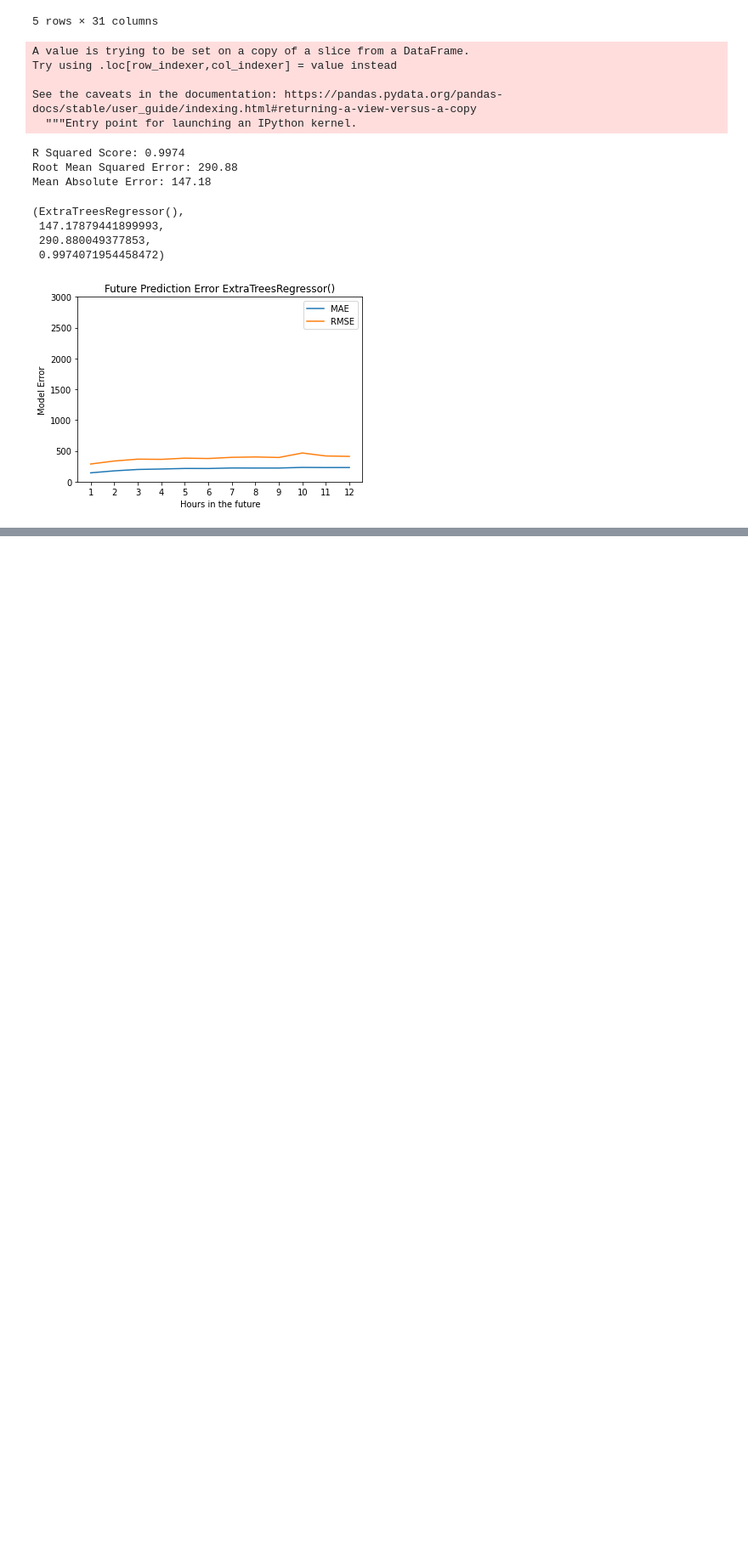
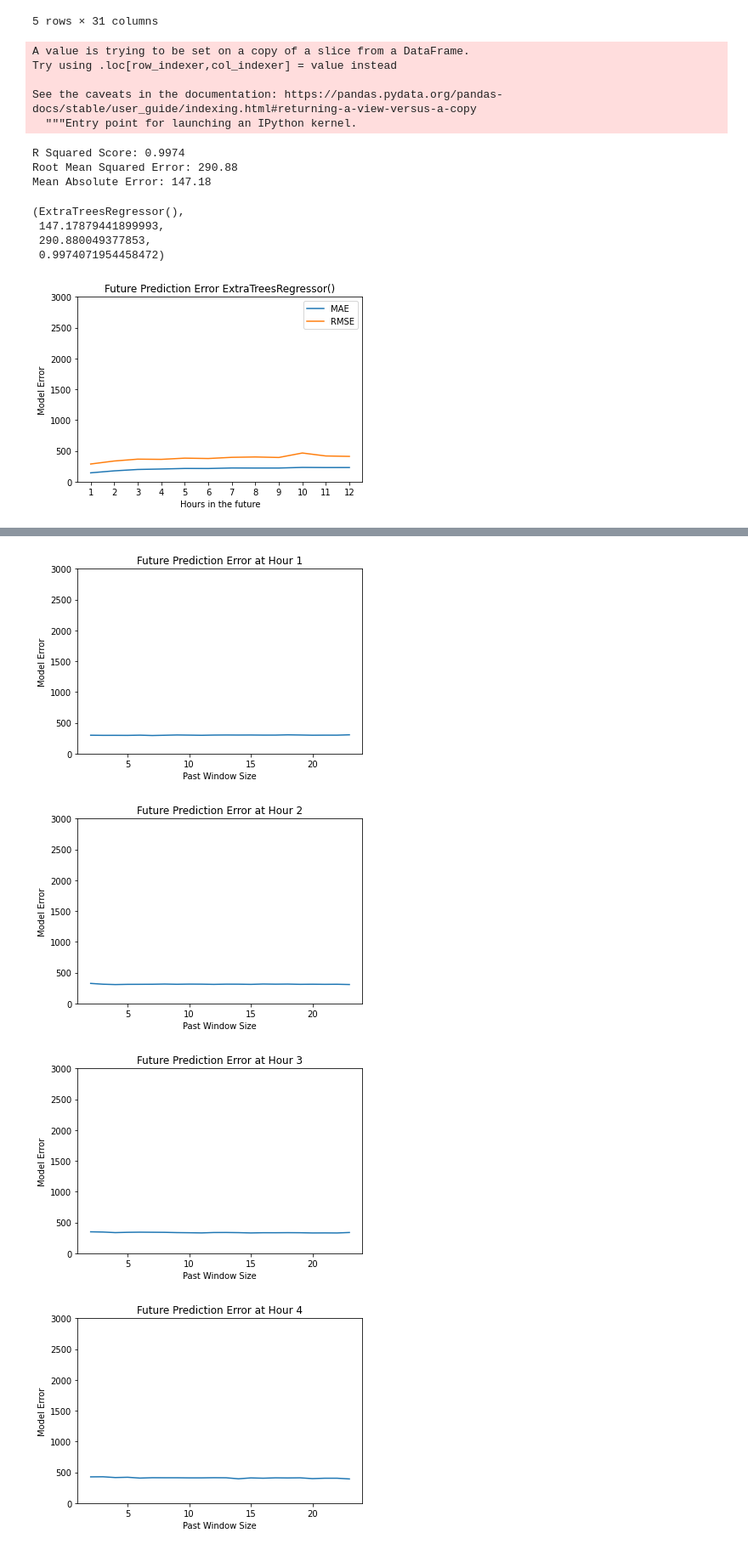
Before and after one commit to wadekb22/CHW_Forecasting, a Jupyter notebook: models/hourly/hourly_prediction.ipynb, the cells around one changed output, grey strips where cells are left out. Shown at 85% size. Cells and saved outputs as stored; diff of their text form; code cells hidden in the pictures; blank space fills up the shorter version.

```diff
--- a/models/hourly/hourly_prediction.ipynb
+++ b/models/hourly/hourly_prediction.ipynb
@@ -257,0 +271,34 @@ for i in range(len(all_rmse)):
+# %%
+## Test for TS feats window size hyperparameter
+past_features = ['Total Power (trimmed)', 'HourlyDryBulbTemperature', 'HourlyWetBulbTemperature']
+future_features = ['HourlyDryBulbTemperature', 'HourlyWetBulbTemperature']
+
+all_rmse = []
+test_sizes = list(range(2,24))
+for size in test_sizes:
+    hourlyWindowed = windowData(hourly, npast=24, nfuture=12, colpast=past_features, colfuture=future_features)
+    genTSfeats(windowedDF=hourlyWindowed, windows = [size])
+    addTimeFeatures(hourlyWindowed)
+
+    X, Ys = genXY(hourlyWindowed, 'Total Power (trimmed)', maxoffset=12)
+
+    size_rmse = []
+    for Y in Ys:
+        _, mae, rmse, rsq = runModel(X, Y, model=ExtraTreesRegressor())
+        size_rmse.append(rmse)
+    all_rmse.append(size_rmse)
+# %%
+for i in range(12):
+    plt.plot(test_sizes, [x[i] for x in all_rmse])
+
+    plt.xlabel('Past Window Size')
+    plt.ylabel('Model Error')
+    plt.title(f'Future Prediction Error at Hour {i+1}')
+    plt.ylim(ymin=0, ymax=3000)
+
+    plt.show()
+# %% [output]
+[figure, added]
+[figure, added]
+[figure, added]
+[figure, added]
```
Also changed, not shown: parts of 6 cells of this notebook.
